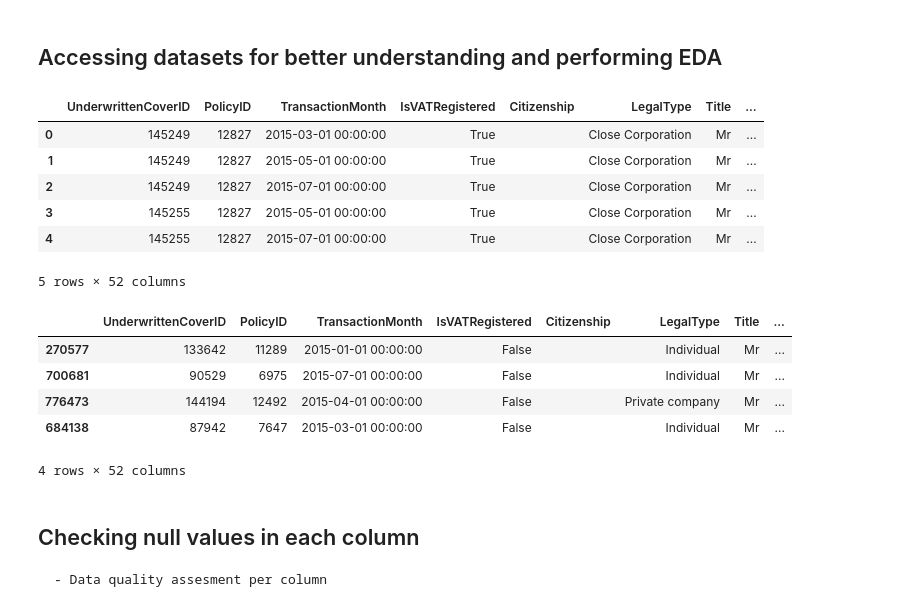
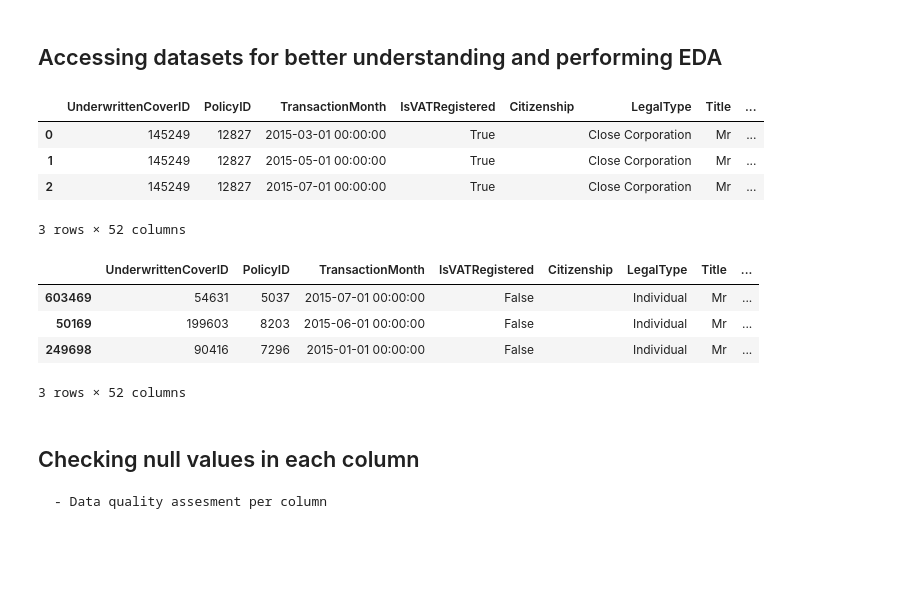
Before and after one commit to Abrhammmo/End-to-End-Insurance-Risk-Analytics-Predictive-Modeling, a Jupyter notebook: notebook/insurance.ipynb, the cells around one changed output. Cells and saved outputs as stored; diff of their text form; code cells hidden in the pictures; blank space fills up the shorter version.

```diff
--- a/notebook/insurance.ipynb
+++ b/notebook/insurance.ipynb
@@ -5,24 +5,21 @@ import pandas as pd
 import numpy as np
 
 df = pd.read_csv("../Data/MachineLearningRating_v3.txt", sep="|")
-df.head()
+df.head(3)
 # %% [output]
 |  | UnderwrittenCoverID | PolicyID | TransactionMonth | IsVATRegistered | Citizenship | LegalType | Title | ... |
 | 0 | 145249 | 12827 | 2015-03-01 00:00:00 | True |  | Close Corporation | Mr | ... |
 | 1 | 145249 | 12827 | 2015-05-01 00:00:00 | True |  | Close Corporation | Mr | ... |
 | 2 | 145249 | 12827 | 2015-07-01 00:00:00 | True |  | Close Corporation | Mr | ... |
-| 3 | 145255 | 12827 | 2015-05-01 00:00:00 | True |  | Close Corporation | Mr | ... |
-| 4 | 145255 | 12827 | 2015-07-01 00:00:00 | True |  | Close Corporation | Mr | ... |
-5 rows × 52 columns
+3 rows × 52 columns
 # %%
-df.sample(4)
+df.sample(3)
 # %% [output]
 |  | UnderwrittenCoverID | PolicyID | TransactionMonth | IsVATRegistered | Citizenship | LegalType | Title | ... |
-| 270577 | 133642 | 11289 | 2015-01-01 00:00:00 | False |  | Individual | Mr | ... |
-| 700681 | 90529 | 6975 | 2015-07-01 00:00:00 | False |  | Individual | Mr | ... |
-| 776473 | 144194 | 12492 | 2015-04-01 00:00:00 | False |  | Private company | Mr | ... |
-| 684138 | 87942 | 7647 | 2015-03-01 00:00:00 | False |  | Individual | Mr | ... |
+| 603469 | 54631 | 5037 | 2015-07-01 00:00:00 | False |  | Individual | Mr | ... |
+| 50169 | 199603 | 8203 | 2015-06-01 00:00:00 | False |  | Individual | Mr | ... |
+| 249698 | 90416 | 7296 | 2015-01-01 00:00:00 | False |  | Individual | Mr | ... |
-4 rows × 52 columns
+3 rows × 52 columns
 # %% [markdown]
 ## Checking null values in each column
     - Data quality assesment per column
```
Also changed, not shown: parts of 6 cells of this notebook.
